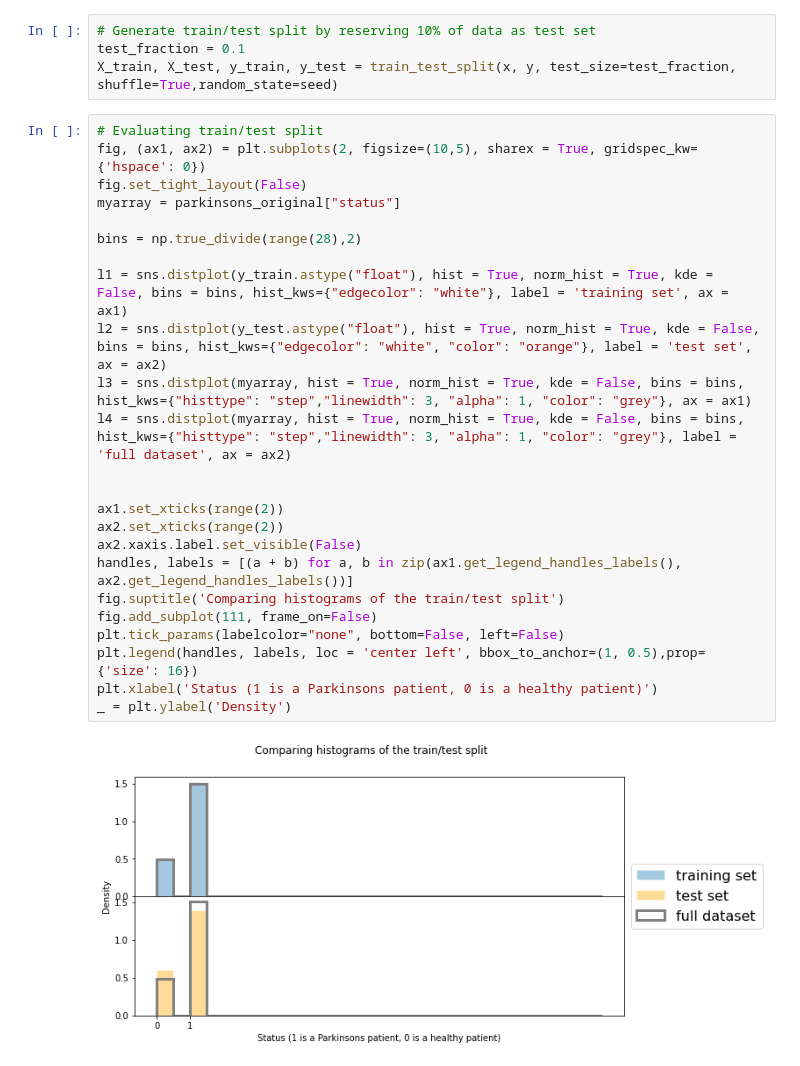
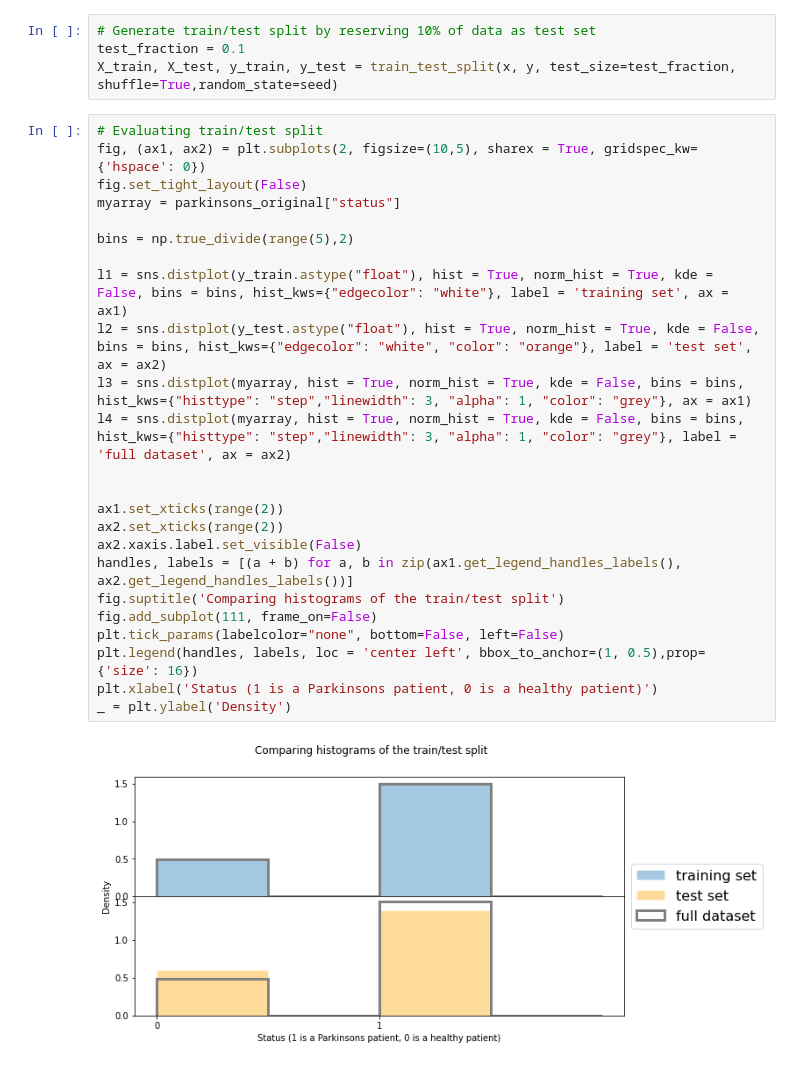
Before and after one commit to casildalewis/ParkinsonsDisease, a Jupyter notebook: parkinsons.ipynb, the cells around one changed output. Cells and saved outputs as stored; diff of their text form.

```diff
--- a/parkinsons.ipynb
+++ b/parkinsons.ipynb
@@ -178,26 +178,26 @@ X_train, X_test, y_train, y_test = train_test_split(x, y, test_size=test_fractio
 # %%
 # Evaluating train/test split
 fig, (ax1, ax2) = plt.subplots(2, figsize=(10,5), sharex = True, gridspec_kw={'hspace': 0})
 fig.set_tight_layout(False)
 myarray = parkinsons_original["status"]
 
-bins = np.true_divide(range(28),2)
+bins = np.true_divide(range(5),2)
 
 l1 = sns.distplot(y_train.astype("float"), hist = True, norm_hist = True, kde = False, bins = bins, hist_kws={"edgecolor": "white"}, label = 'training set', ax = ax1)
 l2 = sns.distplot(y_test.astype("float"), hist = True, norm_hist = True, kde = False, bins = bins, hist_kws={"edgecolor": "white", "color": "orange"}, label = 'test set', ax = ax2)
 l3 = sns.distplot(myarray, hist = True, norm_hist = True, kde = False, bins = bins, hist_kws={"histtype": "step","linewidth": 3, "alpha": 1, "color": "grey"}, ax = ax1)
 l4 = sns.distplot(myarray, hist = True, norm_hist = True, kde = False, bins = bins, hist_kws={"histtype": "step","linewidth": 3, "alpha": 1, "color": "grey"}, label = 'full dataset', ax = ax2)
 
 
 ax1.set_xticks(range(2))
 ax2.set_xticks(range(2))
 ax2.xaxis.label.set_visible(False)
 handles, labels = [(a + b) for a, b in zip(ax1.get_legend_handles_labels(), ax2.get_legend_handles_labels())]
 fig.suptitle('Comparing histograms of the train/test split')
 fig.add_subplot(111, frame_on=False)
 plt.tick_params(labelcolor="none", bottom=False, left=False)
 plt.legend(handles, labels, loc = 'center left', bbox_to_anchor=(1, 0.5),prop={'size': 16})
 plt.xlabel('Status (1 is a Parkinsons patient, 0 is a healthy patient)')
 _ = plt.ylabel('Density')
 # %% [output]
-[figure, old version]
+[figure, new version]
```
